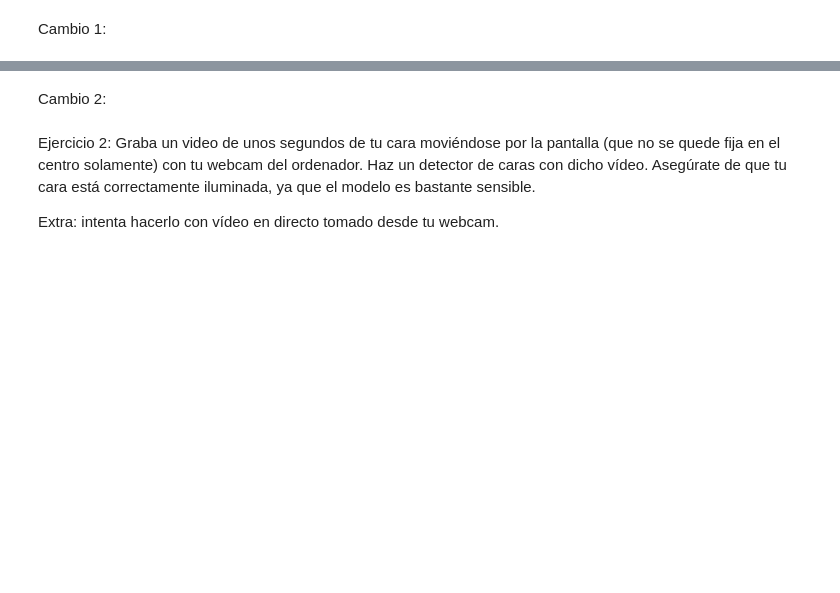
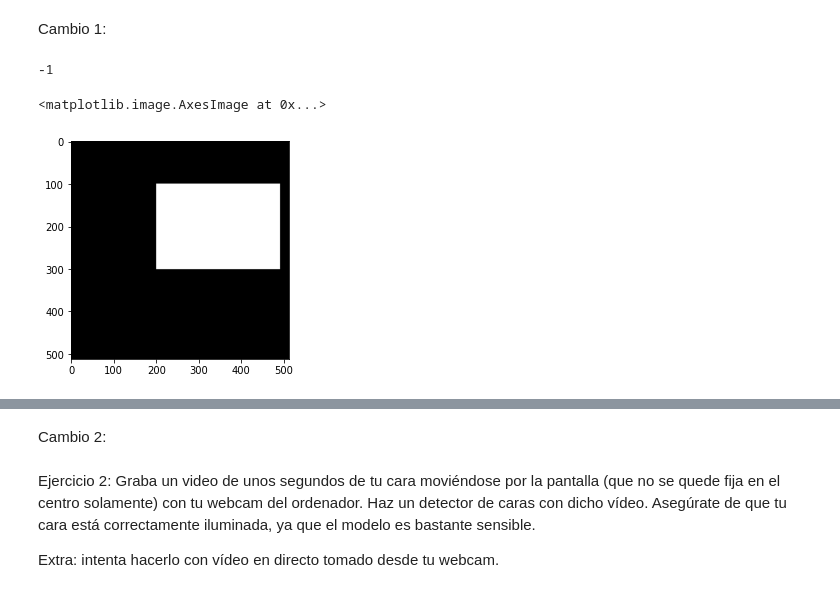
Before and after one commit to almesa93/taller_OpenCV, a Jupyter notebook: archivos/opencv_exercises.ipynb, the cells around one changed output, grey strips where cells are left out. Saved outputs shown, nothing was run; the diff lists cells and outputs as text; code cells hidden in the pictures; blank space fills up the shorter version.

```diff
--- a/archivos/opencv_exercises.ipynb
+++ b/archivos/opencv_exercises.ipynb
@@ -25,3 +25,17 @@ Cambio 2:
 pista: comando np.roll
 # %% [markdown]
 Cambio 1:
+# %%
+img = cv.imread('./Resources/Exercise/Lenna_(test_image).png')
+cv.imshow('Señorita', img)
+cv.waitKey(0)
+# %% [output]
+-1
+# %%
+blank = np.zeros(img.shape[:2], dtype='uint8')
+# %%
+mascara = cv.rectangle(blank.copy(), (200,300), (490,100), 255, -1)
+plt.imshow(cv.cvtColor(src = mascara, code = cv.COLOR_BGR2RGB))
+# %% [output]
+<matplotlib.image.AxesImage at 0x...>
+[figure, added]
```
Also changed, not shown: parts of 1 cell of this notebook, 1 other file.
